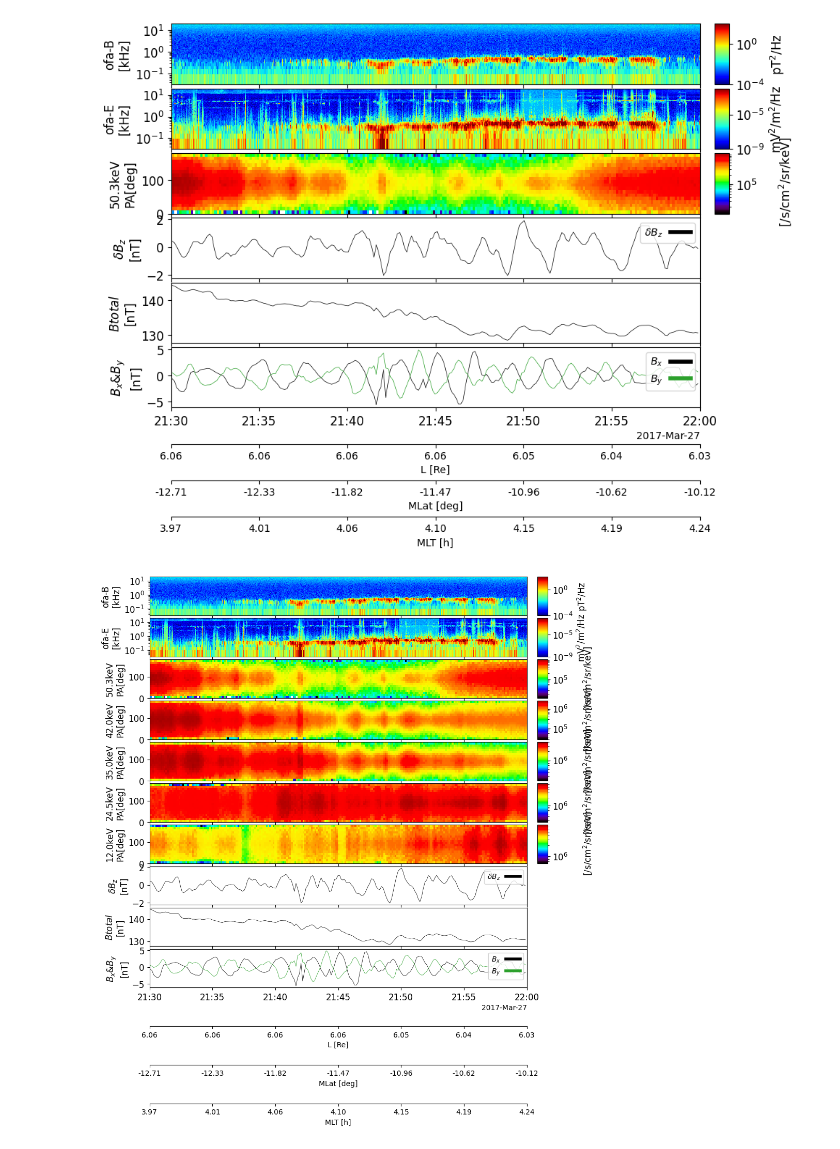
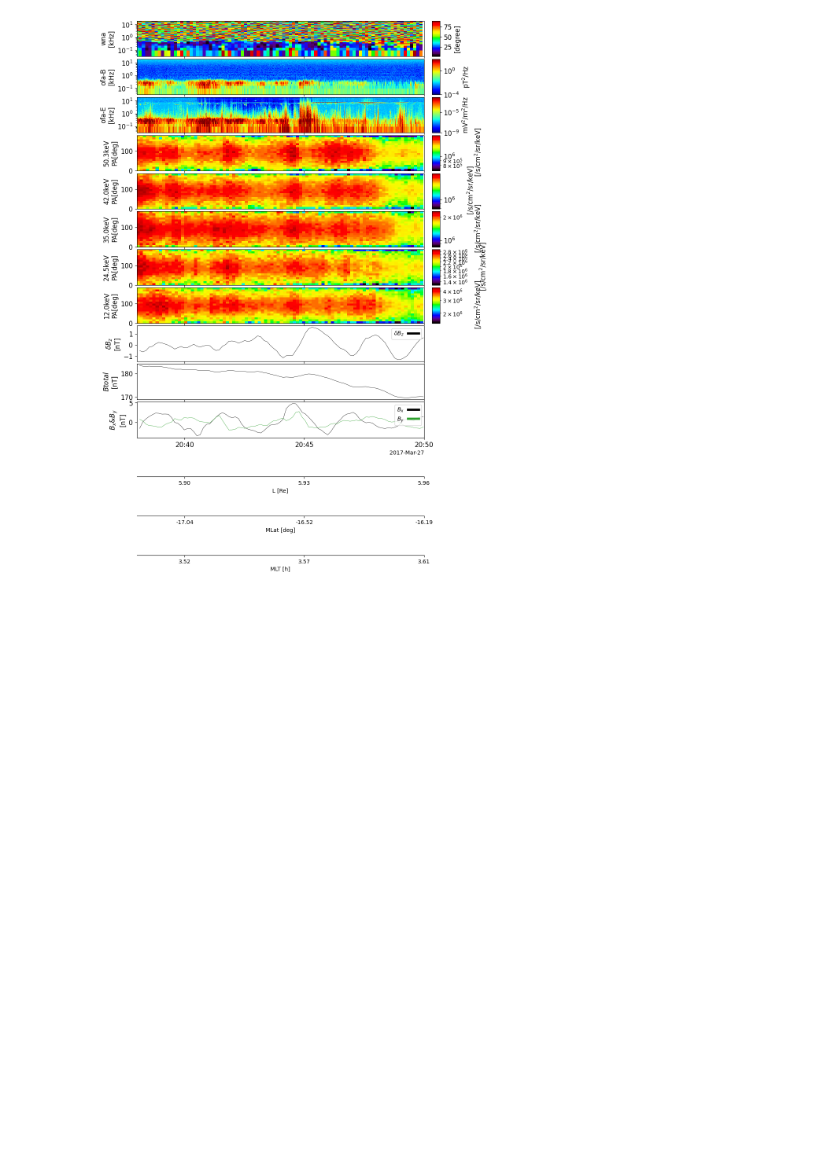
Before and after one commit to JackKTachi/duct_analysis, a Jupyter notebook: basic/ULF_duct_2017Mar27.ipynb, the cells around one changed output. Drawn from its saved outputs; the diff is of its cells as text; code cells hidden in the pictures; blank space fills up the shorter version.

```diff
--- a/basic/ULF_duct_2017Mar27.ipynb
+++ b/basic/ULF_duct_2017Mar27.ipynb
@@ -70,7 +114,5 @@ udp.ULF_duct_plot_12to50('kevec_polar_132','erg_pwe_ofa_l2_spec_B_spectra_132',
 # %%
-plot_trange_ono = ['2017-03-27 21:30:00', '2017-03-27 22:00:00']
-udp.ULF_duct_plot('erg_pwe_ofa_l2_spec_B_spectra_132', 'erg_pwe_ofa_l2_spec_E_spectra_132', 'erg_mepe_l3_pa_FEDU_50.3keV', 'delta_z', 'erg_mgf_l2_magt_8sec', 'erg_mgf_l2_mag_8sec_MAF_x&y', 'erg_orb_l2_pos_rmlatmlt', plot_trange_ono)
-udp.ULF_duct_plot_12to50('kevec_polar_132','erg_pwe_ofa_l2_spec_B_spectra_132', 'erg_pwe_ofa_l2_spec_E_spectra_132', 'erg_mepe_l3_pa_FEDU_50.3keV', 'erg_mepe_l3_pa_FEDU_42.0keV','erg_mepe_l3_pa_FEDU_35.0keV','erg_mepe_l3_pa_FEDU_24.5keV','erg_mepe_l3_pa_FEDU_12.0keV', 'delta_z', 'erg_mgf_l2_magt_8sec', 'erg_mgf_l2_mag_8sec_MAF_x&y', 'erg_orb_l2_pos_rmlatmlt', plot_trange_ono)
+pr_2 = ['2017-03-27 20:38:00','2017-03-27 20:50:00']
+udp.ULF_duct_plot_12to50('kvec_polar_132','erg_pwe_ofa_l2_spec_B_spectra_132', 'erg_pwe_ofa_l2_spec_E_spectra_132', 'erg_mepe_l3_pa_FEDU_50.3keV', 'erg_mepe_l3_pa_FEDU_42.0keV','erg_mepe_l3_pa_FEDU_35.0keV','erg_mepe_l3_pa_FEDU_24.5keV','erg_mepe_l3_pa_FEDU_12.0keV', 'delta_z', 'erg_mgf_l2_magt_8sec', 'erg_mgf_l2_mag_8sec_MAF_x&y', 'erg_orb_l2_pos_rmlatmlt', pr_2)
 # %% [output]
-[figure, old version]
+[figure, new version]
-[figure, removed]
```
Also changed, not shown: parts of 11 cells of this notebook, 18 other files.
